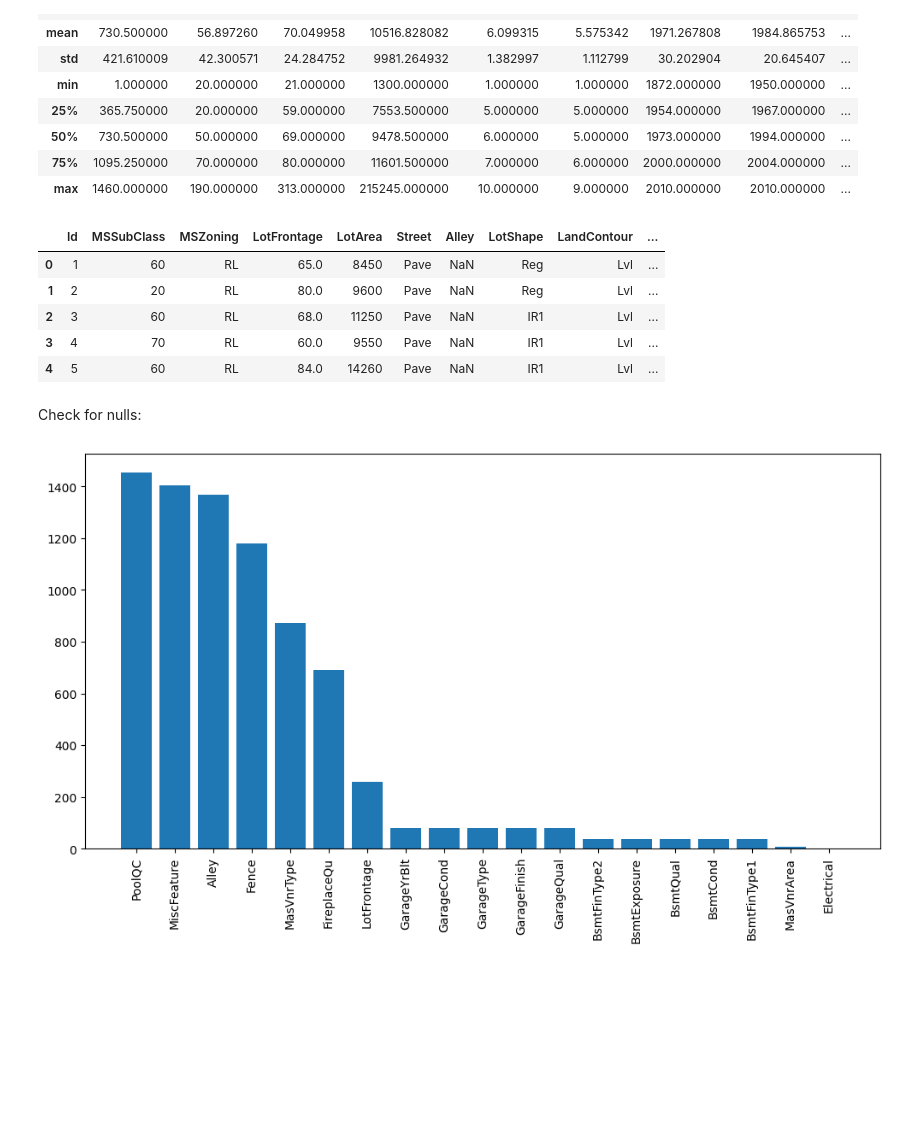
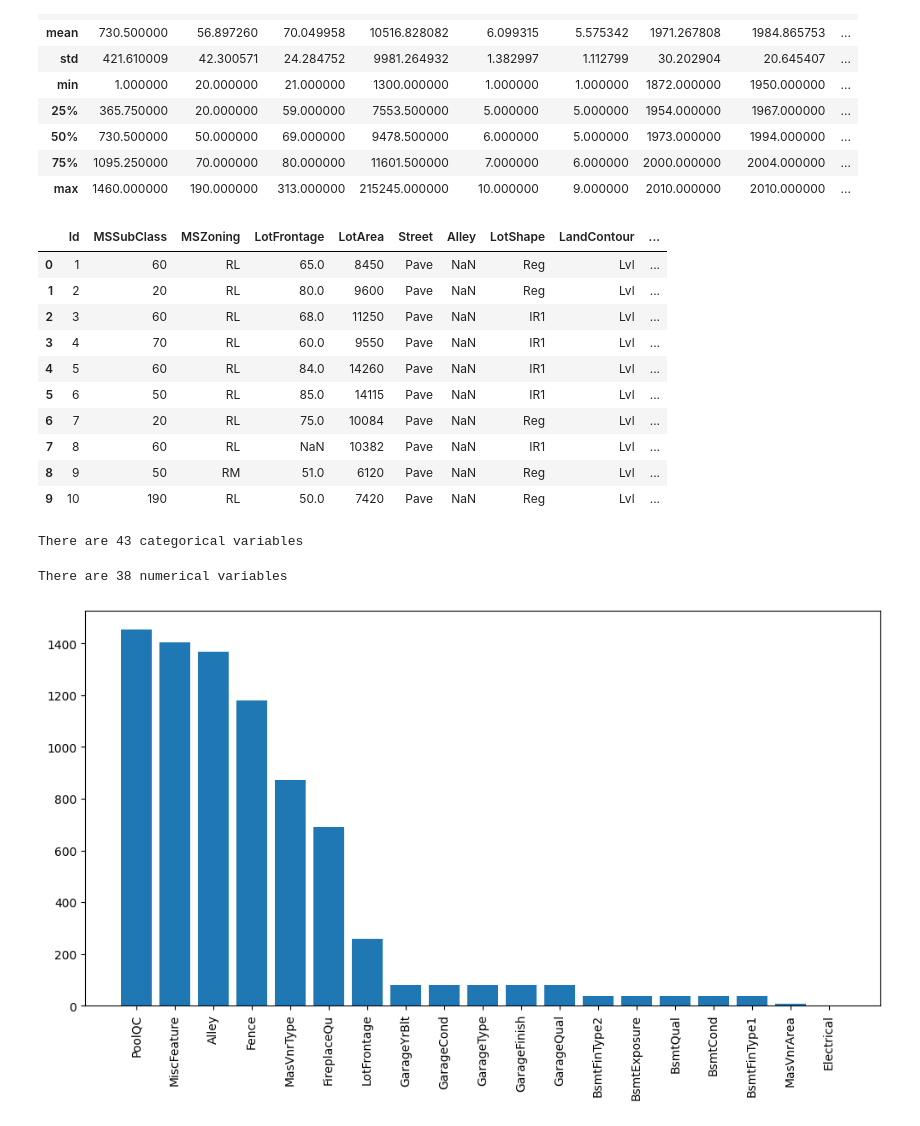
Before and after one commit to viniciusGuerras/pesquisa, a Jupyter notebook: kaggle/house-prices/notebook.ipynb, the cells around one changed output. Drawn from its saved outputs; the diff is of its cells as text; code cells hidden in the pictures; blank space fills up the shorter version.

```diff
--- a/kaggle/house-prices/notebook.ipynb
+++ b/kaggle/house-prices/notebook.ipynb
@@ -43,16 +46,29 @@ train_df.describe()
 | 75% | 1095.250000 | 70.000000 | 80.000000 | 11601.500000 | 7.000000 | 6.000000 | 2000.000000 | 2004.000000 | ... |
 | max | 1460.000000 | 190.000000 | 313.000000 | 215245.000000 | 10.000000 | 9.000000 | 2010.000000 | 2010.000000 | ... |
 # %%
-train_df.head()
+train_df.head(10)
 # %% [output]
 |  | Id | MSSubClass | MSZoning | LotFrontage | LotArea | Street | Alley | LotShape | LandContour | ... |
 | 0 | 1 | 60 | RL | 65.0 | 8450 | Pave | NaN | Reg | Lvl | ... |
 | 1 | 2 | 20 | RL | 80.0 | 9600 | Pave | NaN | Reg | Lvl | ... |
 | 2 | 3 | 60 | RL | 68.0 | 11250 | Pave | NaN | IR1 | Lvl | ... |
 | 3 | 4 | 70 | RL | 60.0 | 9550 | Pave | NaN | IR1 | Lvl | ... |
 | 4 | 5 | 60 | RL | 84.0 | 14260 | Pave | NaN | IR1 | Lvl | ... |
+| 5 | 6 | 50 | RL | 85.0 | 14115 | Pave | NaN | IR1 | Lvl | ... |
+| 6 | 7 | 20 | RL | 75.0 | 10084 | Pave | NaN | Reg | Lvl | ... |
+| 7 | 8 | 60 | RL | NaN | 10382 | Pave | NaN | IR1 | Lvl | ... |
+| 8 | 9 | 50 | RM | 51.0 | 6120 | Pave | NaN | Reg | Lvl | ... |
+| 9 | 10 | 190 | RL | 50.0 | 7420 | Pave | NaN | Reg | Lvl | ... |
-# %% [markdown]
-Check for nulls:
+# %%
+categorical_vars = [var for var in train_df.columns if train_df[var].dtype=='O']
+print(f"There are {len(categorical_vars)} categorical variables")
+# %% [output]
+There are 43 categorical variables
+# %%
+numerical_vars = [var for var in train_df.columns if train_df[var].dtype!='O']
+print(f"There are {len(numerical_vars)} numerical variables")
+# %% [output]
+There are 38 numerical variables
 # %%
 na_values = train_df.isna().sum().sort_values(ascending=False)
 na_values = na_values[na_values > 0]
```
Also changed, not shown: parts of 36 cells of this notebook.
